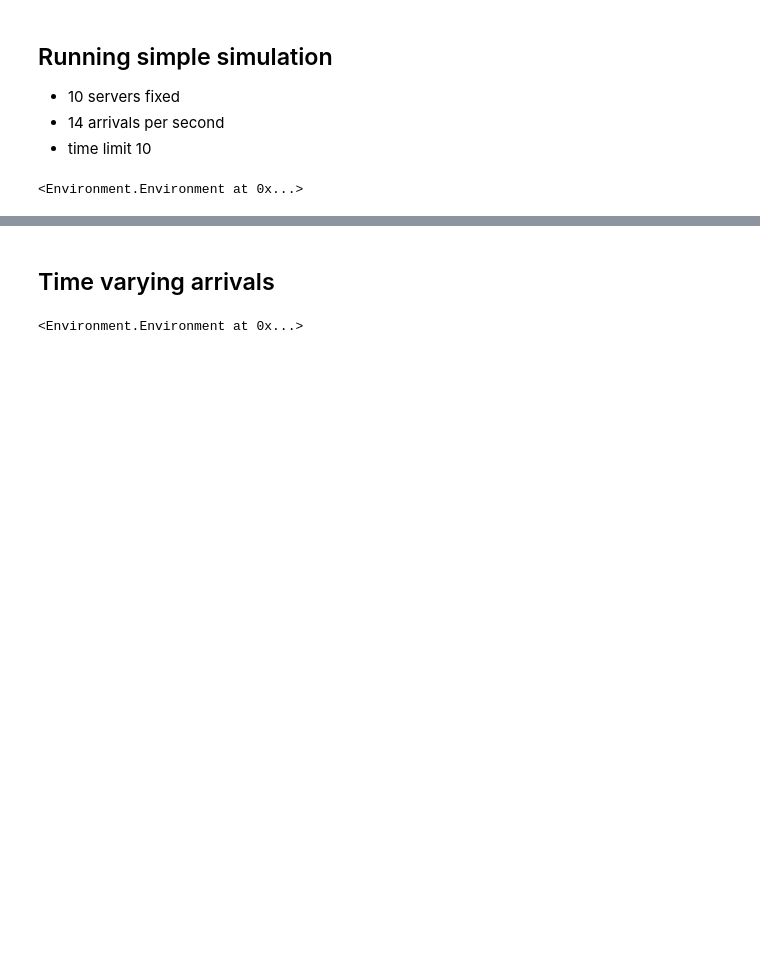
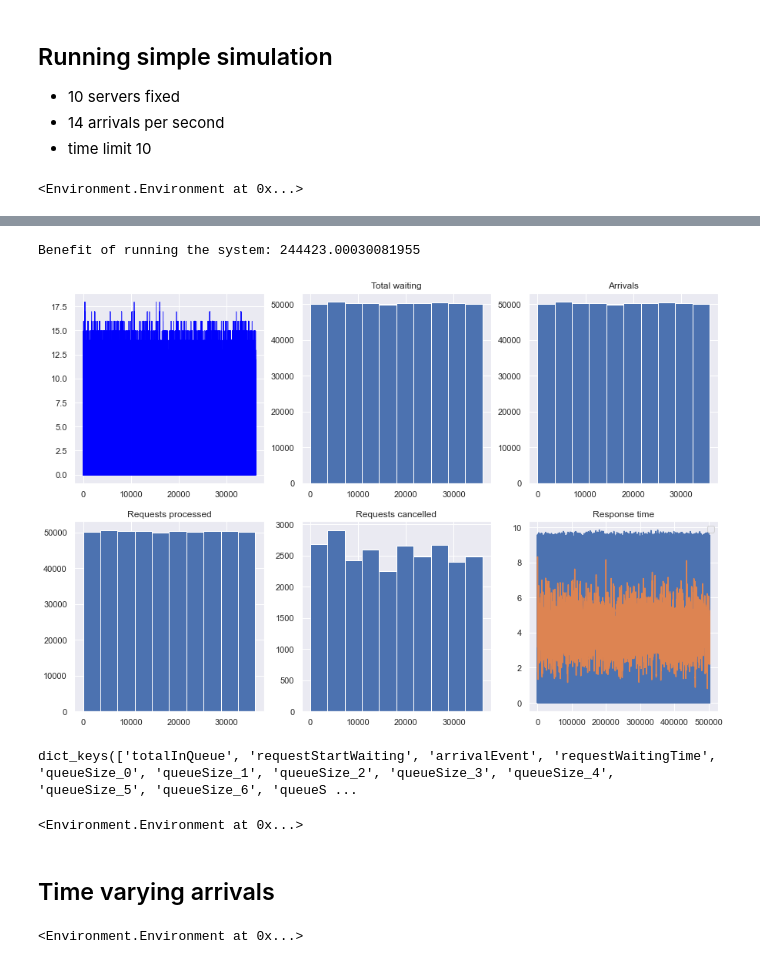
Before and after one commit to julianvanmeggelen/AdaptiveLoadBalancing, a Jupyter notebook: example.ipynb, the cells around one changed output, grey strips where cells are left out. Cells and saved outputs as stored; diff of their text form; code cells hidden in the pictures; blank space fills up the shorter version.

```diff
--- a/example.ipynb
+++ b/example.ipynb
@@ -76,3 +100,25 @@ Benefit of running the system: 83674.00000000297
+# %%
+plotSimulationSummary(env)
+# %% [output]
+Benefit of running the system: 244423.00030081955
+[figure, added]
+# %%
+env.log.keys()
+# %% [output]
+dict_keys(['totalInQueue', 'requestStartWaiting', 'arrivalEvent', 'requestWaitingTime', 'queueSize_0', 'queueSize_1', 'queueSize_2', 'queueSize_3', 'queueSize_4', 'queueSize_5', 'queueSize_6', 'queueS ...
+# %%
+stopTime = 1*60*60
+env = Environment(stopTime=stopTime)
+
+loadBalancer = LoadBalancer(nServers=10, environment=env)
+
+requestTypes = [(0.5,1,0.1,10), (0.5,2,0.2,10)] #(prob, mu, sigma, cancelTime)
+arrivalsPerSecond = 14
+source = Source(arrivalsPerSecond, requestTypes, loadBalancer, env)
+
+env.run(debug=False, showProgress=False)
+# %% [output]
+<Environment.Environment at 0x...>
 # %% [markdown]
 ## Time varying arrivals
 # %%
```
Also changed, not shown: parts of 11 cells of this notebook, 3 other files.
